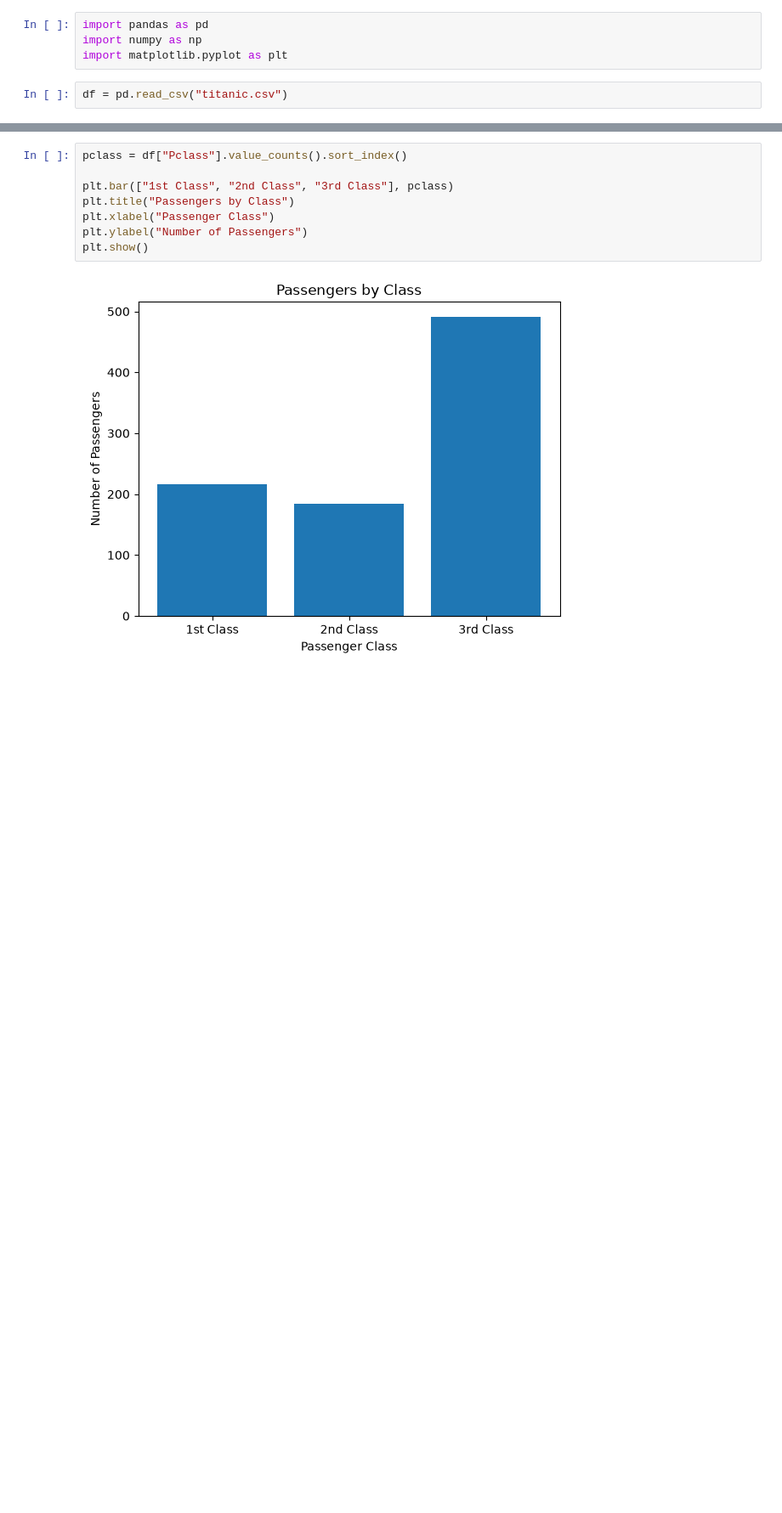
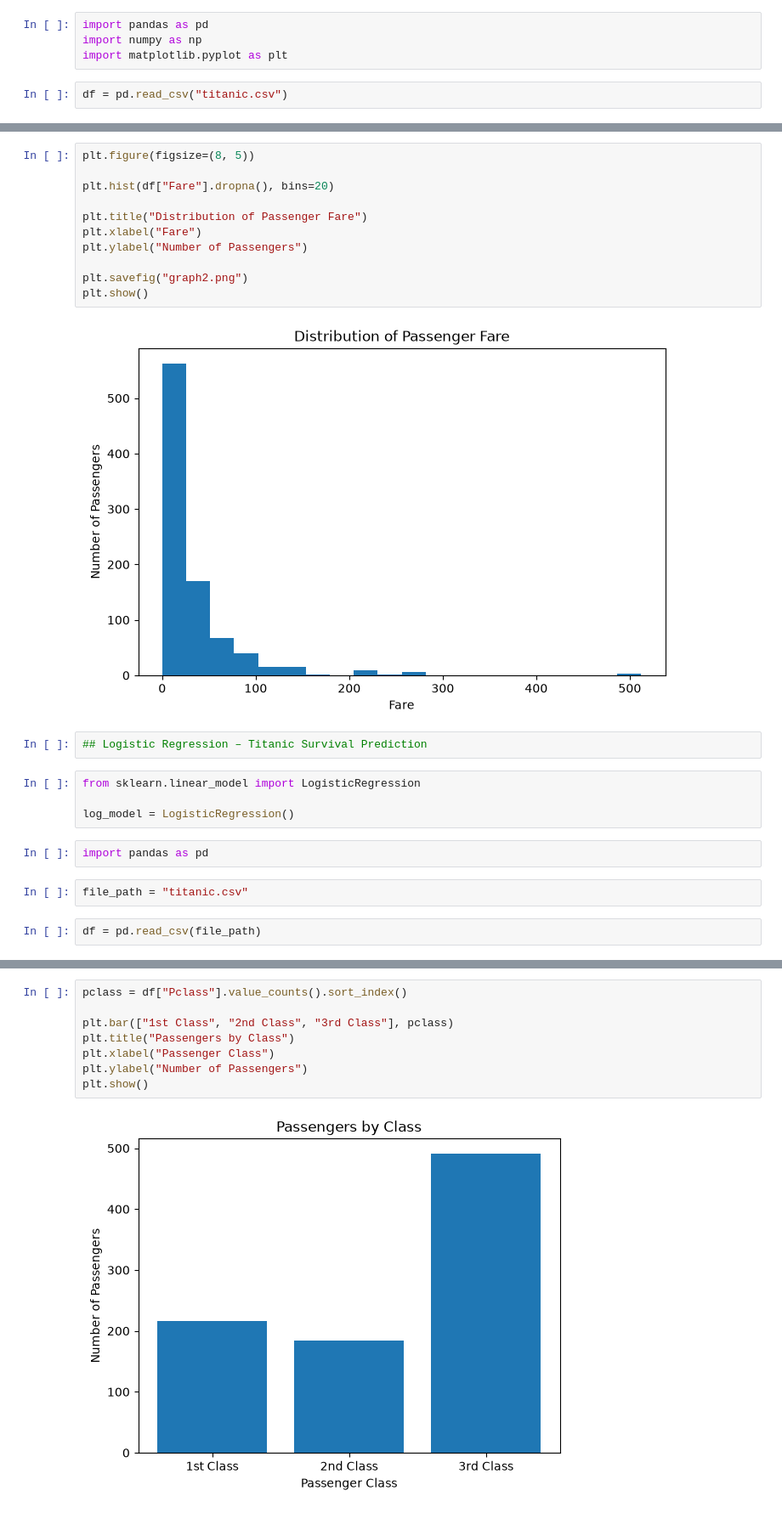
Before and after one commit to aswinpillai2006-dotcom/Amazon-sales-EDA, a Jupyter notebook: titanic.ipynb, the cells around one changed output, grey strips where cells are left out. Shown at 85% size. Cells and saved outputs as stored; diff of their text form; blank space fills up the shorter version.

```diff
--- a/titanic.ipynb
+++ b/titanic.ipynb
@@ -39,0 +55,25 @@ df = pd.read_csv("titanic.csv")
+# %%
+plt.figure(figsize=(8, 5))
+
+plt.hist(df["Fare"].dropna(), bins=20)
+
+plt.title("Distribution of Passenger Fare")
+plt.xlabel("Fare")
+plt.ylabel("Number of Passengers")
+
+plt.savefig("graph2.png")
+plt.show()
+# %% [output]
+[figure, added]
+# %%
+## Logistic Regression – Titanic Survival Prediction
+# %%
+from sklearn.linear_model import LogisticRegression
+
+log_model = LogisticRegression()
+# %%
+import pandas as pd
+# %%
+file_path = "titanic.csv"
+# %%
+df = pd.read_csv(file_path)
```
Also changed, not shown: parts of 13 cells of this notebook.
